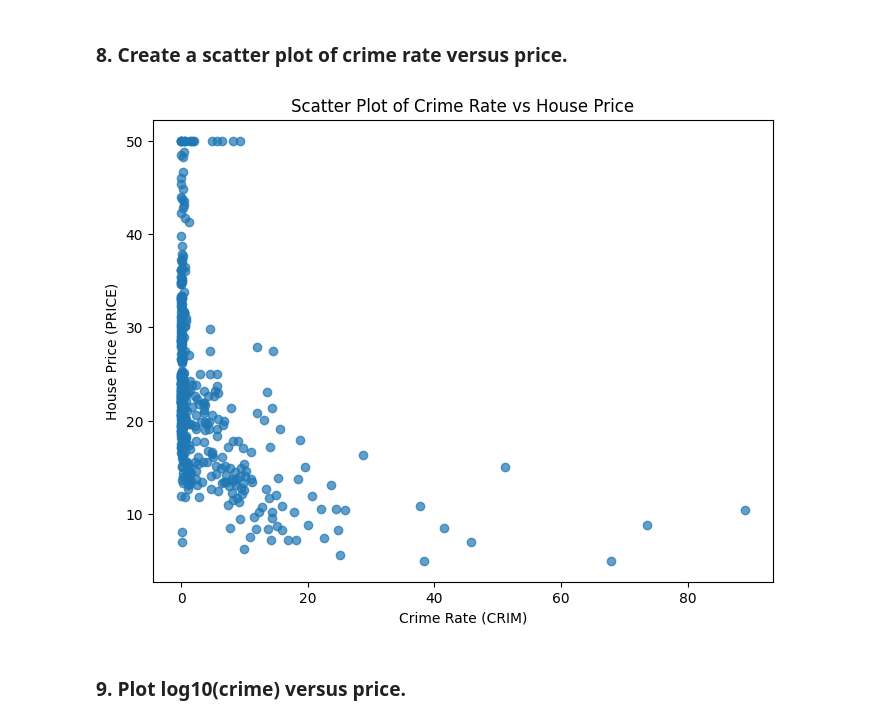
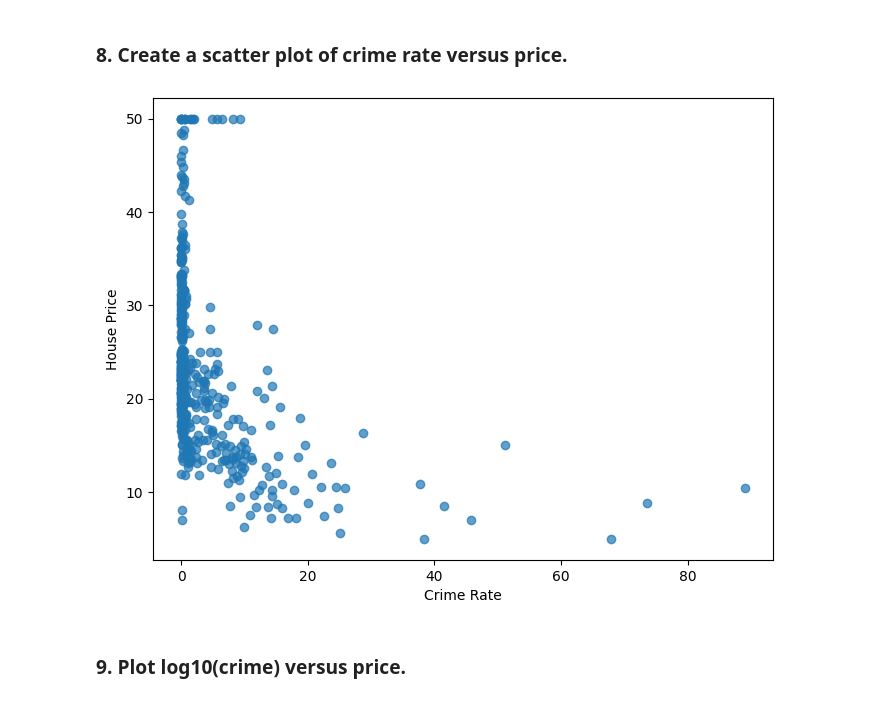
Before and after one commit to gabriel-joseph/data_science_portfolio, a Jupyter notebook: summer2025/dsc540_data_preparation/week34/week3_and_4_vance_g.ipynb, the cells around one changed output. Drawn from its saved outputs; the diff is of its cells as text; code cells hidden in the pictures.

```diff
--- a/summer2025/dsc540_data_preparation/week34/week3_and_4_vance_g.ipynb
+++ b/summer2025/dsc540_data_preparation/week34/week3_and_4_vance_g.ipynb
@@ -111,15 +113,14 @@ for col in refined_df.columns:
 # %% [markdown]
 ### 8. Create a scatter plot of crime rate versus price.
 # %%
-# Scatter plot of crime rate (CRIM) vs price (PRICE)
+# Crime rate vs House Price scatter plot
 plt.figure(figsize=(8, 6))
 plt.scatter(boston_df['CRIM'], boston_df['PRICE'], alpha=0.7)
-plt.xlabel('Crime Rate (CRIM)')
-plt.ylabel('House Price (PRICE)')
-plt.title('Scatter Plot of Crime Rate vs House Price')
+plt.xlabel('Crime Rate')
+plt.ylabel('House Price')
 plt.show()
 # %% [output]
-[figure, old version]
+[figure, new version]
 # %% [markdown]
 ### 9. Plot log10(crime) versus price.
 # %%
```
Also changed, not shown: parts of 21 cells of this notebook.
